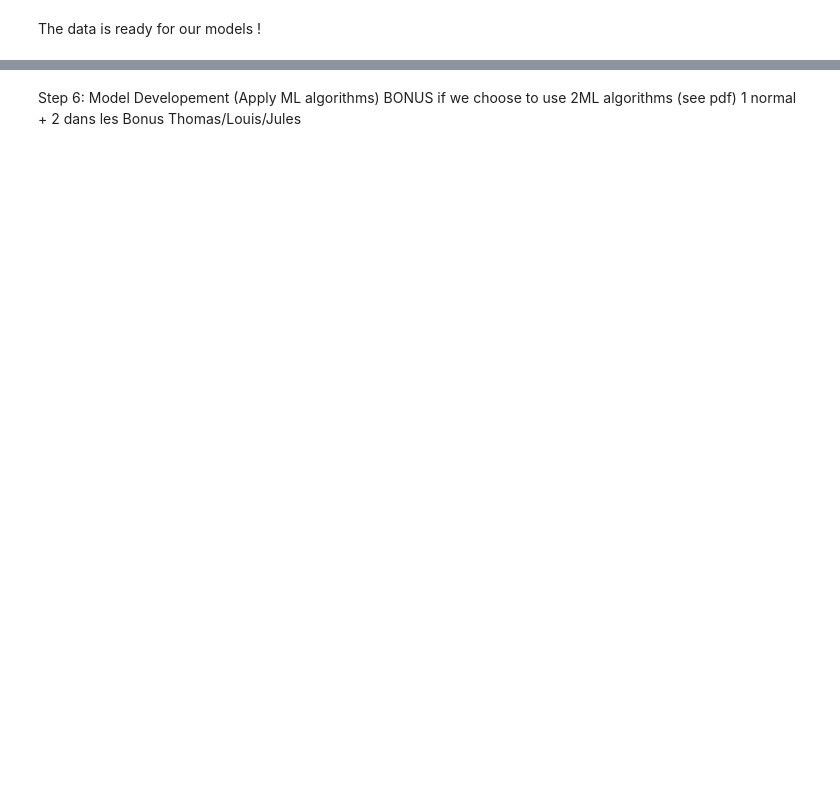
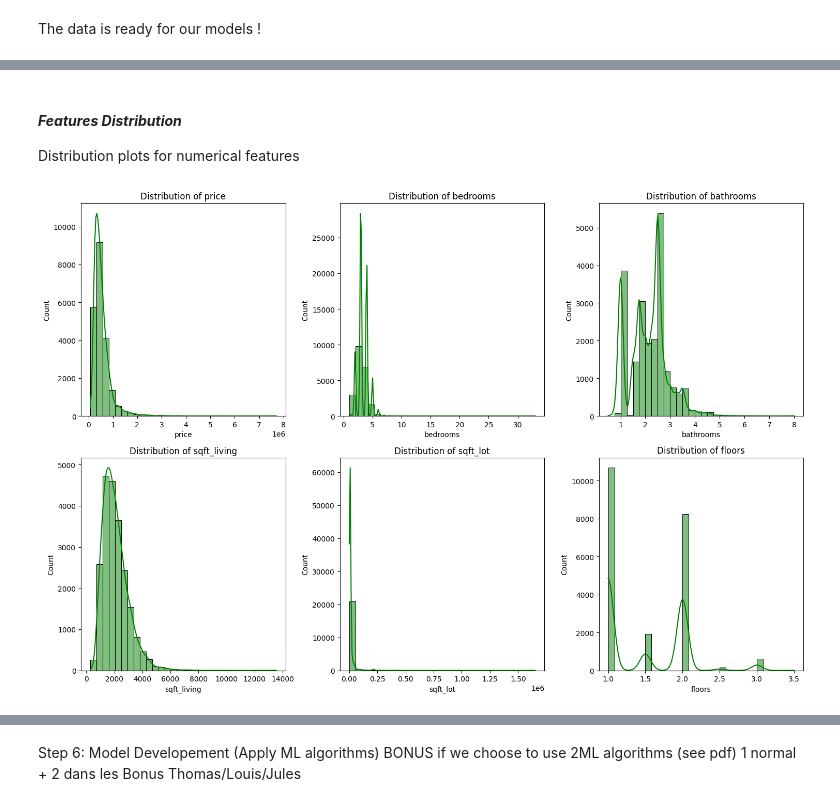
Before and after one commit to ThomasMrchl/machine-learning-algorithms, a Jupyter notebook: report.ipynb, the cells around one changed output, grey strips where cells are left out. Saved outputs shown, nothing was run; the diff lists cells and outputs as text; code cells hidden in the pictures; blank space fills up the shorter version.

```diff
--- a/report.ipynb
+++ b/report.ipynb
@@ -124,0 +154,17 @@ Step 5: Exploratory Data Analysis -> Thomas
+# %% [markdown]
+#### ***Features Distribution***
+ Distribution plots for numerical features
+# %%
+#Remove the 'id' column which is useless to compute it's distribution
+numerical_features_no_id = numerical_features.drop("id")
+
+
+plt.figure(figsize=(15, 10))
+for i, col in enumerate(numerical_features_no_id[:6], start=1):
+    plt.subplot(2, 3, i)
+    sns.histplot(df[col], kde=True, bins=30, color='green')
+    plt.title(f"Distribution of {col}")
+plt.tight_layout()
+plt.show()
+# %% [output]
+[figure, added]
```
Also changed, not shown: parts of 21 cells of this notebook.
